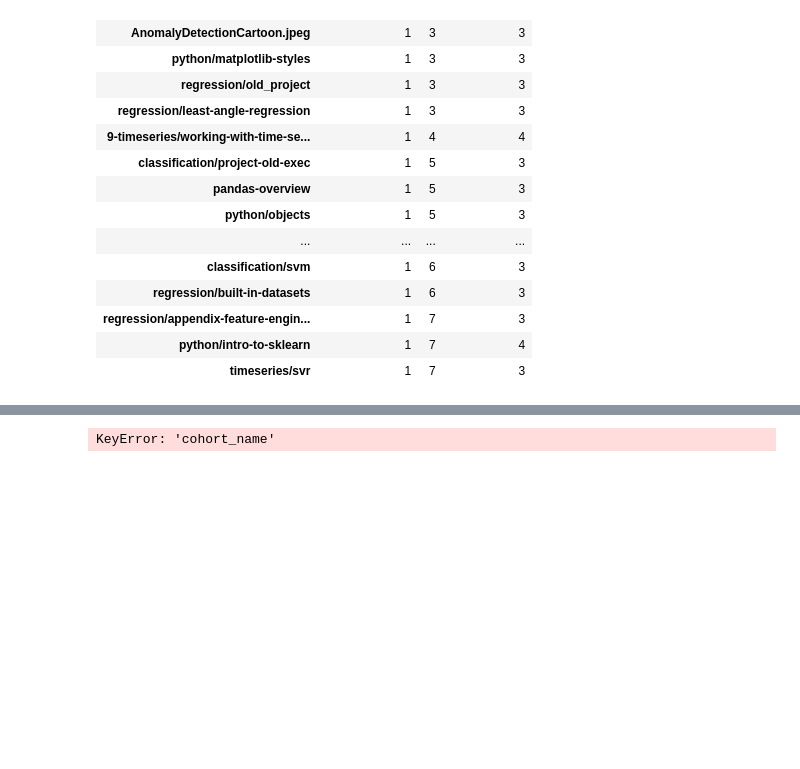
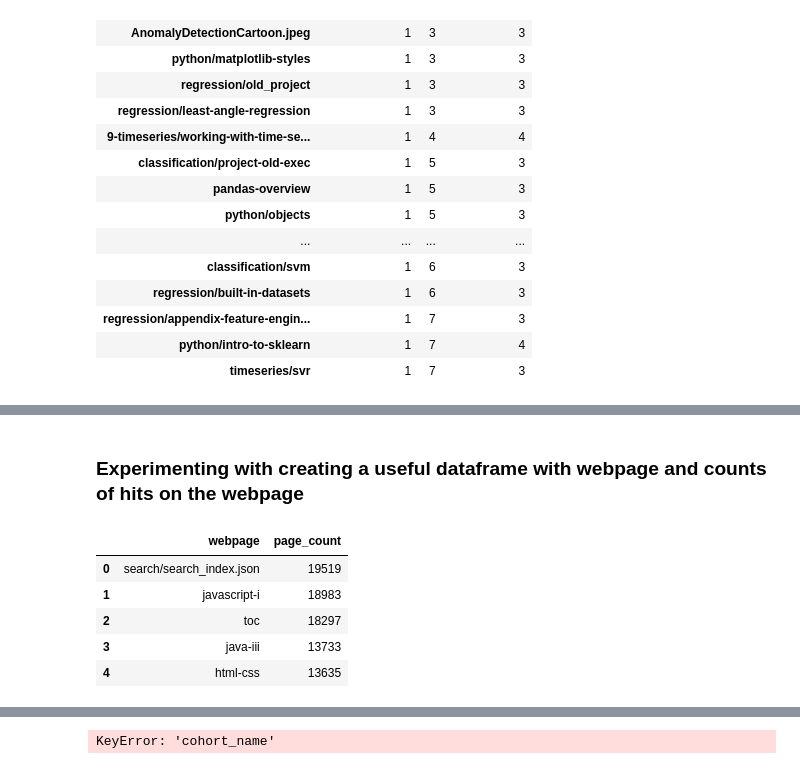
Before and after one commit to codeupdonuts/anomaly-project, a Jupyter notebook: jcrosenberger-notebook.ipynb, the cells around one changed output, grey strips where cells are left out. Saved outputs shown, nothing was run; the diff lists cells and outputs as text; code cells hidden in the pictures; blank space fills up the shorter version.

```diff
--- a/jcrosenberger-notebook.ipynb
+++ b/jcrosenberger-notebook.ipynb
@@ -313,0 +357,22 @@ pandas.core.series.Series
+# %% [markdown]
+### Experimenting with creating a useful dataframe with webpage and counts of hits on the webpage
+# %%
+
+darden = df_dict["Darden"]['page'].value_counts()
+darden = pd.DataFrame(darden)
+darden.columns = ['page_count']
+
+darden = darden.reset_index()
+darden = darden[darden['index'] != '/']
+
+darden = darden.rename(columns={'index':'webpage'})
+darden = darden.reset_index()
+darden = darden.drop(columns=['index'])
+darden.head()
+# %% [output]
+|  | webpage | page_count |
+| 0 | search/search_index.json | 19519 |
+| 1 | javascript-i | 18983 |
+| 2 | toc | 18297 |
+| 3 | java-iii | 13733 |
+| 4 | html-css | 13635 |
```
Also changed, not shown: parts of 16 cells of this notebook, 1 other file.
